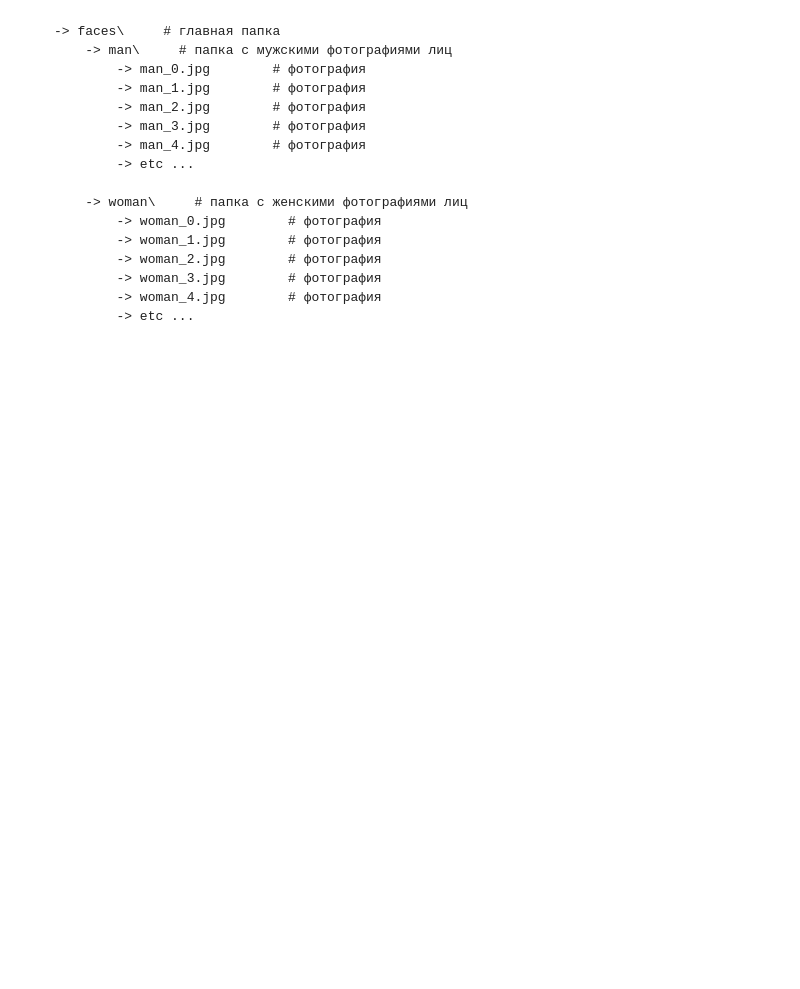
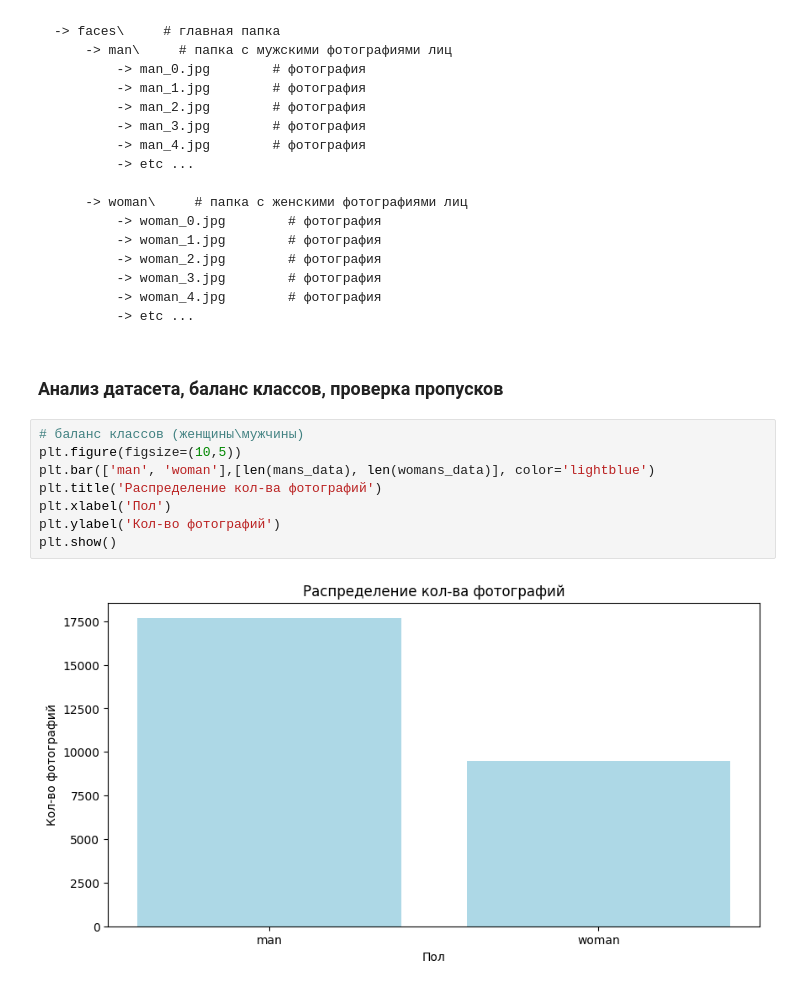
Before and after one commit to Rainfue/face_recognitionV2, a Jupyter notebook: Module1/Report_M1.ipynb, the cells around one changed output. Cells and saved outputs as stored; diff of their text form; blank space fills up the shorter version.

```diff
--- a/Module1/Report_M1.ipynb
+++ b/Module1/Report_M1.ipynb
@@ -731,3 +731,15 @@ print(f'Кол-во женских фотографий: {len(womans_data)}')
             -> woman_3.jpg        # фотография
             -> woman_4.jpg        # фотография
             -> etc ...
+# %% [markdown]
+### Анализ датасета, баланс классов, проверка пропусков
+# %%
+# баланс классов (женщины\мужчины)
+plt.figure(figsize=(10,5))
+plt.bar(['man', 'woman'],[len(mans_data), len(womans_data)], color='lightblue')
+plt.title('Распределение кол-ва фотографий')
+plt.xlabel('Пол')
+plt.ylabel('Кол-во фотографий')
+plt.show()
+# %% [output]
+[figure, added]
```
Also changed, not shown: parts of 10 cells of this notebook.
